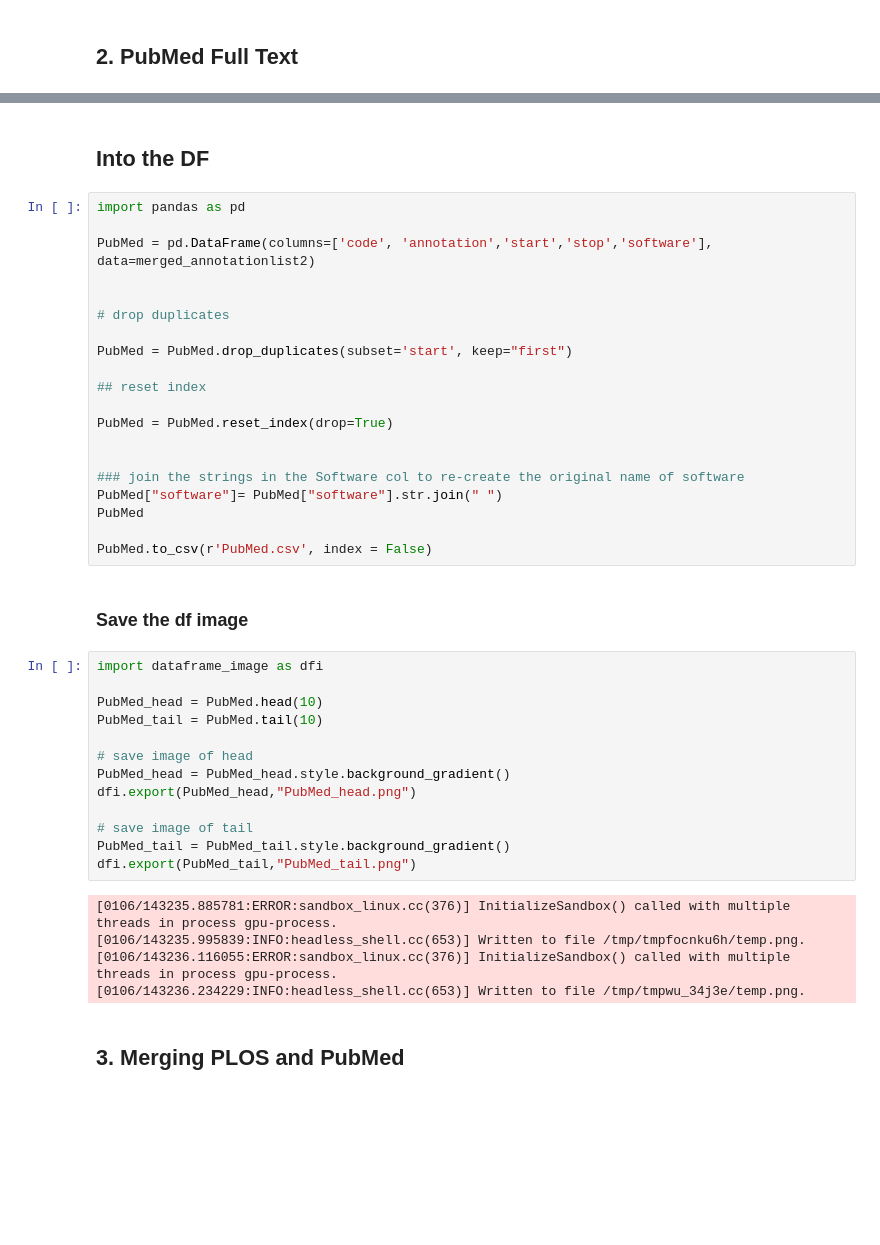
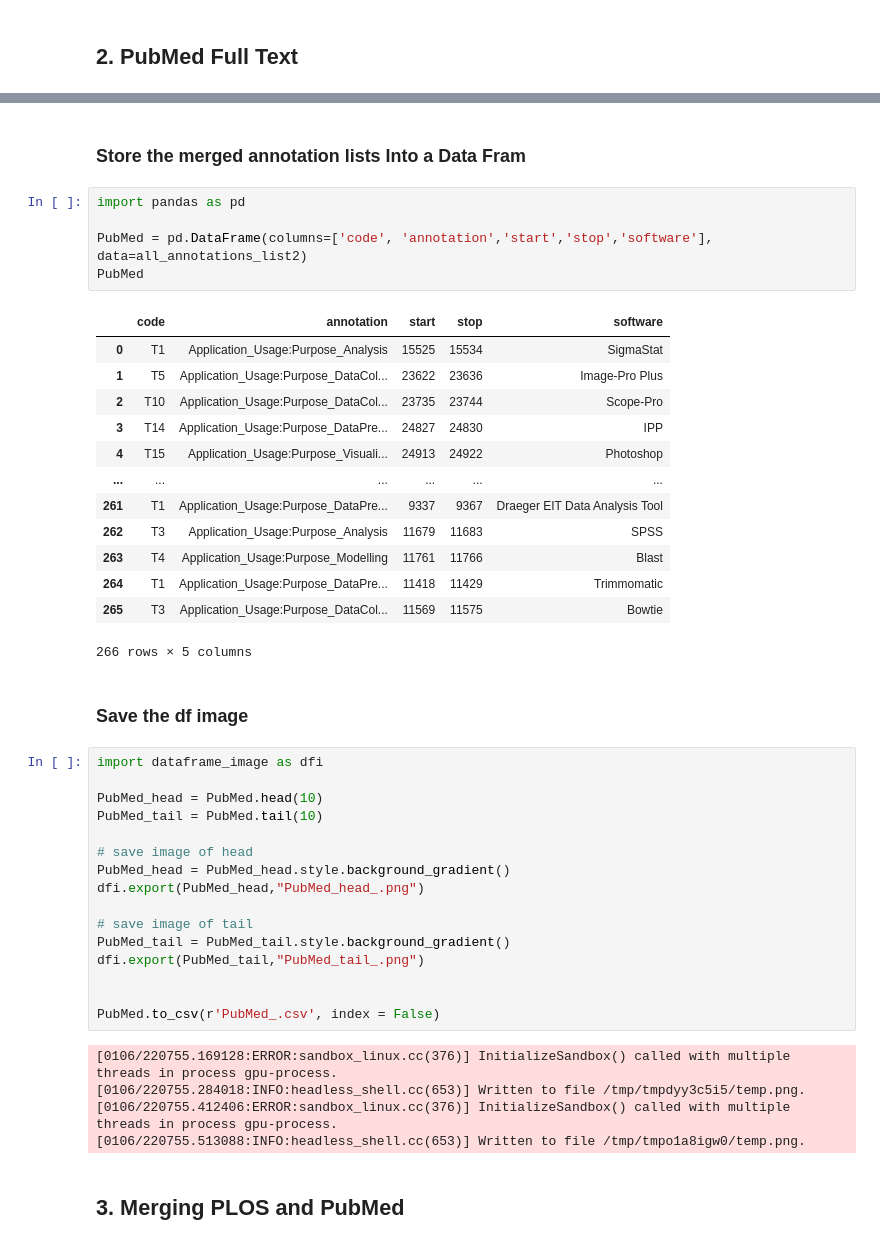
Before and after one commit to BeTKH/Automatic-classifcation-of-purpose-of-software-in-Scientific-articles, a Jupyter notebook: somecode/Merging Annotations.ipynb, the cells around one changed output, grey strips where cells are left out. Drawn from its saved outputs; the diff is of its cells as text; blank space fills up the shorter version.

```diff
--- a/somecode/Merging Annotations.ipynb
+++ b/somecode/Merging Annotations.ipynb
@@ -408,25 +570,24 @@ overview of merged annotation list of PubMed full text :
 # %% [markdown]
-## Into the DF
+### Store the merged annotation lists Into a Data Fram
 # %%
 import pandas as pd
 
-PubMed = pd.DataFrame(columns=['code', 'annotation','start','stop','software'], data=merged_annotationlist2)
-
-
-# drop duplicates
-
-PubMed = PubMed.drop_duplicates(subset='start', keep="first")
-
-## reset index
-
-PubMed = PubMed.reset_index(drop=True)
-
-
-### join the strings in the Software col to re-create the original name of software
-PubMed["software"]= PubMed["software"].str.join(" ")
+PubMed = pd.DataFrame(columns=['code', 'annotation','start','stop','software'], data=all_annotations_list2)
 PubMed
-
-PubMed.to_csv(r'PubMed.csv', index = False)
+# %% [output]
+|  | code | annotation | start | stop | software |
+| 0 | T1 | Application_Usage:Purpose_Analysis | 15525 | 15534 | SigmaStat |
+| 1 | T5 | Application_Usage:Purpose_DataCol... | 23622 | 23636 | Image-Pro Plus |
+| 2 | T10 | Application_Usage:Purpose_DataCol... | 23735 | 23744 | Scope-Pro |
+| 3 | T14 | Application_Usage:Purpose_DataPre... | 24827 | 24830 | IPP |
+| 4 | T15 | Application_Usage:Purpose_Visuali... | 24913 | 24922 | Photoshop |
+| ... | ... | ... | ... | ... | ... |
+| 261 | T1 | Application_Usage:Purpose_DataPre... | 9337 | 9367 | Draeger EIT Data Analysis Tool |
+| 262 | T3 | Application_Usage:Purpose_Analysis | 11679 | 11683 | SPSS |
+| 263 | T4 | Application_Usage:Purpose_Modelling | 11761 | 11766 | Blast |
+| 264 | T1 | Application_Usage:Purpose_DataPre... | 11418 | 11429 | Trimmomatic |
+| 265 | T3 | Application_Usage:Purpose_DataCol... | 11569 | 11575 | Bowtie |
+266 rows × 5 columns
 # %% [markdown]
 ### Save the df image
 # %%
@@ -437,16 +598,19 @@ PubMed_tail = PubMed.tail(10)
 
 # save image of head
 PubMed_head = PubMed_head.style.background_gradient()
-dfi.export(PubMed_head,"PubMed_head.png")
+dfi.export(PubMed_head,"PubMed_head_.png")
 
 # save image of tail
 PubMed_tail = PubMed_tail.style.background_gradient()
-dfi.export(PubMed_tail,"PubMed_tail.png")
+dfi.export(PubMed_tail,"PubMed_tail_.png")
+
+
+PubMed.to_csv(r'PubMed_.csv', index = False)
 # %% [output]
-[0106/143235.885781:ERROR:sandbox_linux.cc(376)] InitializeSandbox() called with multiple threads in process gpu-process.
-[0106/143235.995839:INFO:headless_shell.cc(653)] Written to file /tmp/tmpfocnku6h/temp.png.
-[0106/143236.116055:ERROR:sandbox_linux.cc(376)] InitializeSandbox() called with multiple threads in process gpu-process.
-[0106/143236.234229:INFO:headless_shell.cc(653)] Written to file /tmp/tmpwu_34j3e/temp.png.
+[0106/220755.169128:ERROR:sandbox_linux.cc(376)] InitializeSandbox() called with multiple threads in process gpu-process.
+[0106/220755.284018:INFO:headless_shell.cc(653)] Written to file /tmp/tmpdyy3c5i5/temp.png.
+[0106/220755.412406:ERROR:sandbox_linux.cc(376)] InitializeSandbox() called with multiple threads in process gpu-process.
+[0106/220755.513088:INFO:headless_shell.cc(653)] Written to file /tmp/tmpo1a8igw0/temp.png.
 # %% [markdown]
 ## 3. Merging PLOS and PubMed
 # %%
```
Also changed, not shown: parts of 22 cells of this notebook.
